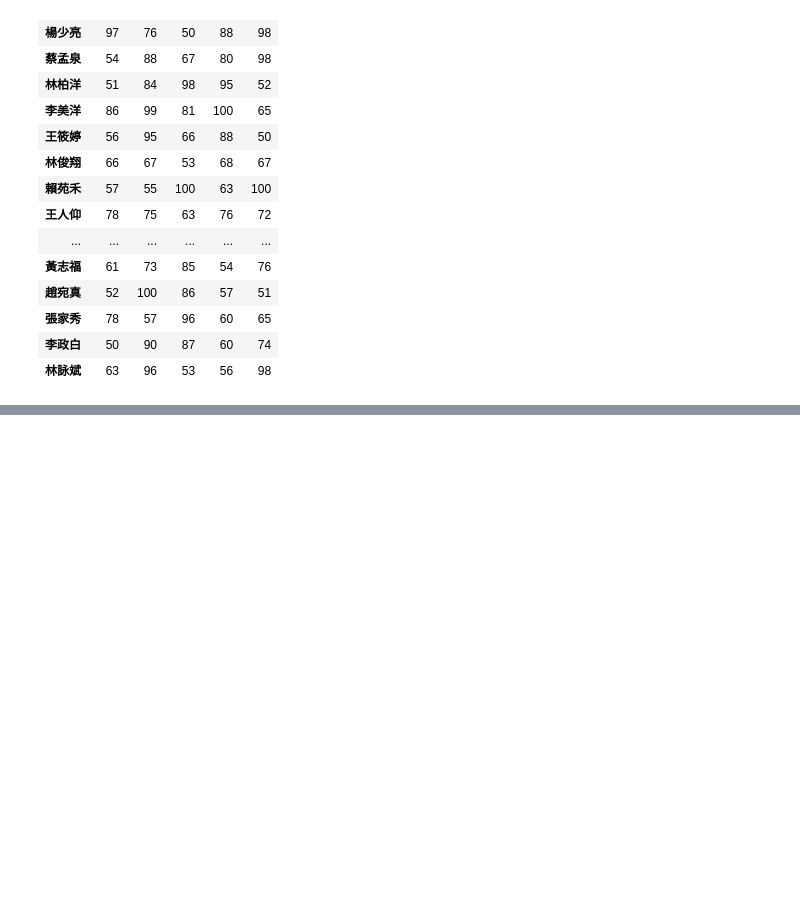
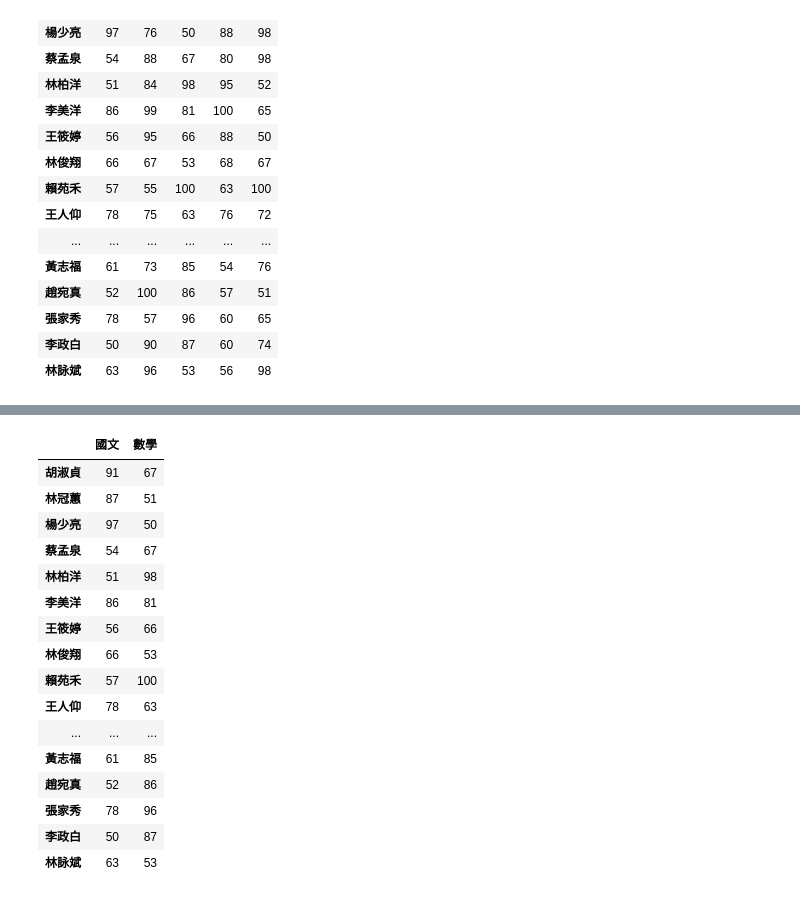
Before and after one commit to Nigmaa/python_analysis, a Jupyter notebook: lesson5.ipynb, the cells around one changed output, grey strips where cells are left out. Saved outputs shown, nothing was run; the diff lists cells and outputs as text; code cells hidden in the pictures; blank space fills up the shorter version.

```diff
--- a/lesson5.ipynb
+++ b/lesson5.ipynb
@@ -245,0 +266,20 @@ df
+# %%
+df[['國文','數學']]
+# %% [output]
+|  | 國文 | 數學 |
+| 胡淑貞 | 91 | 67 |
+| 林冠蕙 | 87 | 51 |
+| 楊少亮 | 97 | 50 |
+| 蔡孟泉 | 54 | 67 |
+| 林柏洋 | 51 | 98 |
+| 李美洋 | 86 | 81 |
+| 王筱婷 | 56 | 66 |
+| 林俊翔 | 66 | 53 |
+| 賴苑禾 | 57 | 100 |
+| 王人仰 | 78 | 63 |
+| ... | ... | ... |
+| 黃志福 | 61 | 85 |
+| 趙宛真 | 52 | 86 |
+| 張家秀 | 78 | 96 |
+| 李政白 | 50 | 87 |
+| 林詠斌 | 63 | 53 |
```
Also changed, not shown: parts of 1 cell of this notebook.
